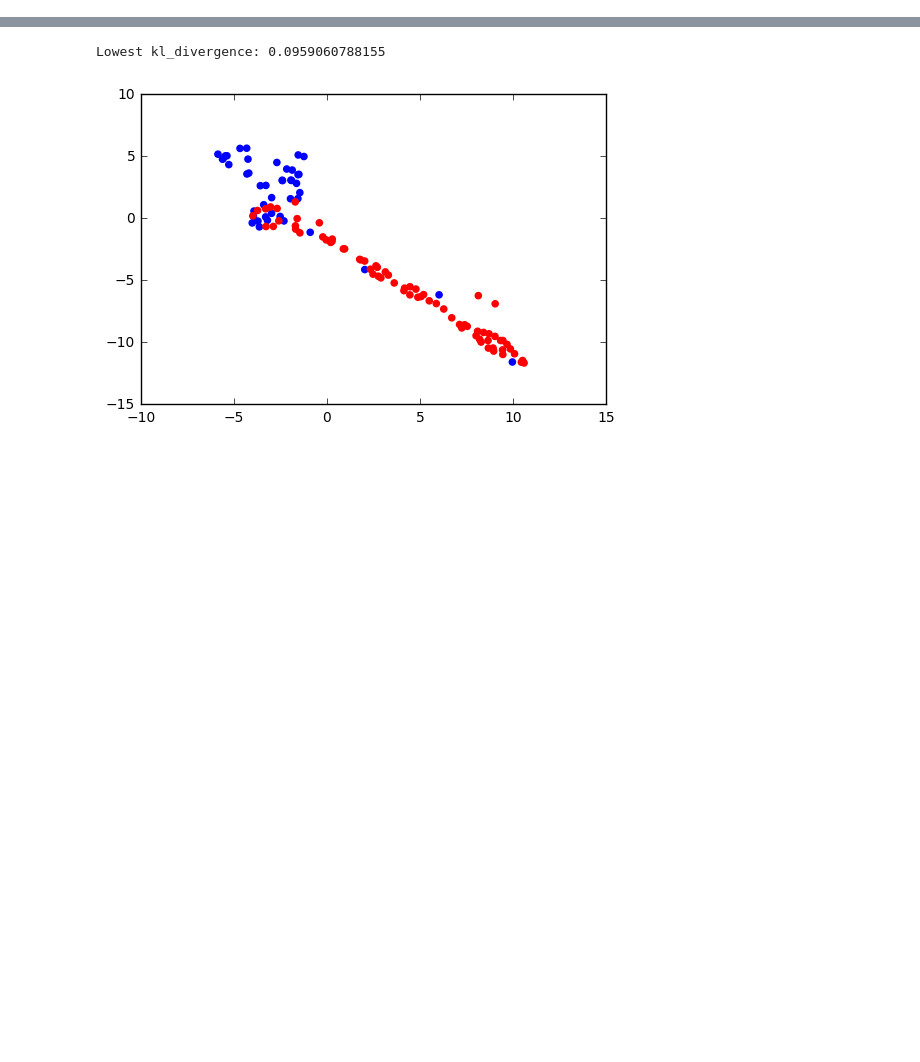
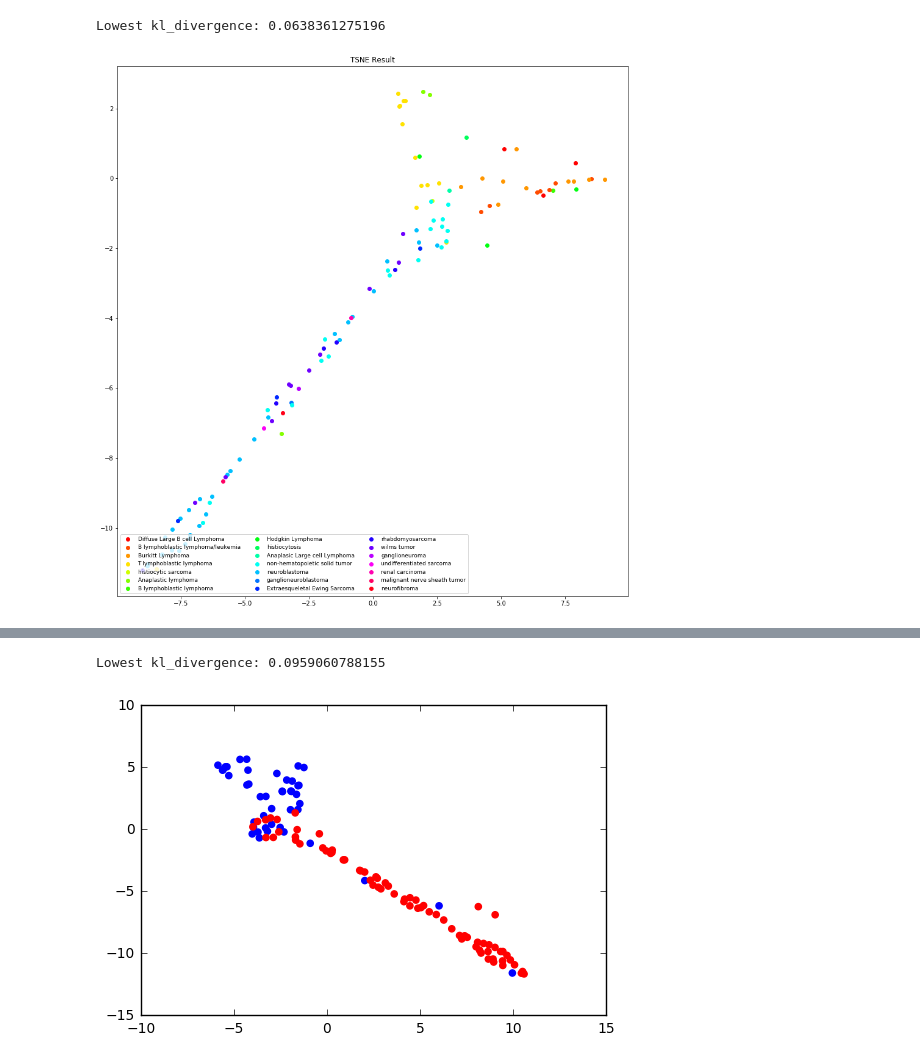
Before and after one commit to rodrigoney/TumorsNotebooks, a Jupyter notebook: last_tsne/pca_tsne_tree.ipynb, the cells around one changed output, grey strips where cells are left out. Cells and saved outputs as stored; diff of their text form; code cells hidden in the pictures; blank space fills up the shorter version.

```diff
--- a/last_tsne/pca_tsne_tree.ipynb
+++ b/last_tsne/pca_tsne_tree.ipynb
@@ -37,3 +37,35 @@ Lowest kl_divergence: 0.063529767096
+# %%
+labels = raw_df.diagnostico.values
+unique_labels = raw_df.diagnostico.unique()
+colors_map = []
+all_cmap = plt.cm.get_cmap('hsv', len(unique_labels))
+for disease in labels:
+    for index in range(0, len(unique_labels)):
+        if disease == unique_labels[index]:
+            colors_map.append(all_cmap(index))
+            break
+
+
+print 'Lowest kl_divergence: ' + str(last_divergence)
+used_labels = {}
+for i in range(0, len(cur_X_embedded)):
+    if labels[i] not in used_labels:
+        plt.scatter(cur_X_embedded[i][0], cur_X_embedded[i][1], label = labels[i], color=colors_map[i])
+        used_labels[labels[i]] = True
+    else:
+        plt.scatter(cur_X_embedded[i][0], cur_X_embedded[i][1], color=colors_map[i])
+
+
+plt.rcParams['figure.figsize'] = 15, 16
+plt.title('TSNE Result')
+plt.legend(scatterpoints=1,
+           loc='lower left',
+           ncol=3,
+           fontsize=9)
+plt.show()
+# %% [output]
+Lowest kl_divergence: 0.0638361275196
+[figure, added]
 # %%
 X = raw_df[['CD45','CD56','CD3','CD19']].values
 labels = raw_df.diagnostico.values
```
Also changed, not shown: parts of 2 cells of this notebook, 8 other files.
